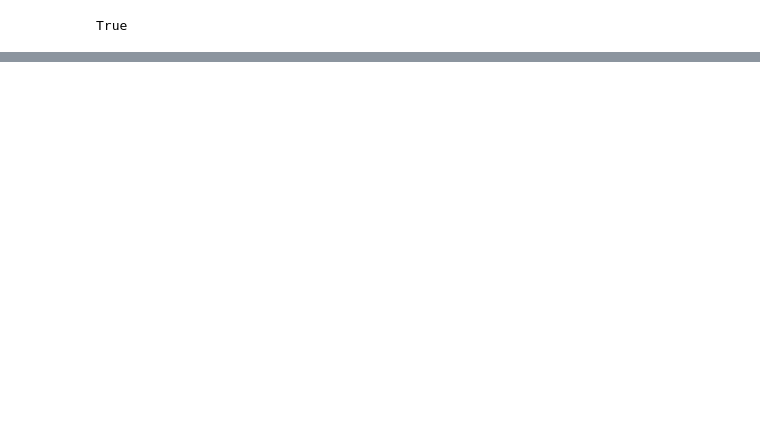
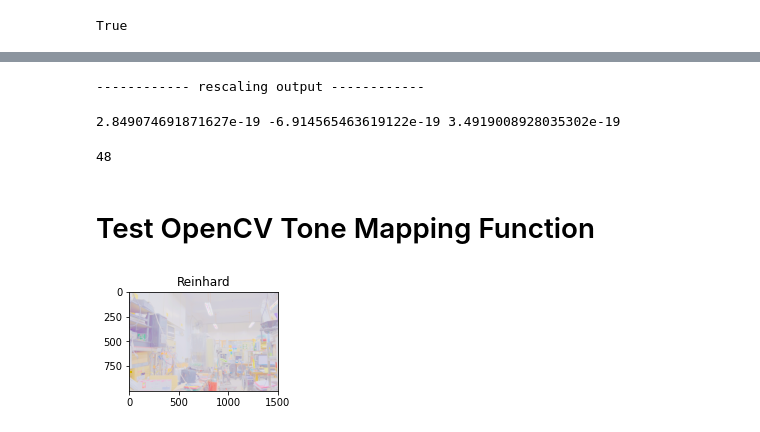
Before and after one commit to Kim9878/VFX-Project-1-HDR-Imaging, a Jupyter notebook: hdr.ipynb, the cells around one changed output, grey strips where cells are left out. Saved outputs shown, nothing was run; the diff lists cells and outputs as text; code cells hidden in the pictures; blank space fills up the shorter version.

```diff
--- a/hdr.ipynb
+++ b/hdr.ipynb
@@ -175,0 +258,28 @@ cv2.waitKey(0)
+# %%
+outputimg = output_rescale_all(output, src_imgs, w)
+# %% [output]
+------------ rescaling output ------------
+2.849074691871627e-19 -6.914565463619122e-19 3.4919008928035302e-19
+# %%
+cv2.imshow('tonemapping', outputimg*255)
+cv2.waitKey(0)
+# %% [output]
+48
+# %% [markdown]
+# Test OpenCV Tone Mapping Function
+# %%
+def toneMappingReinhard(hdrImg):
+    tonemapReinhard = cv2.createTonemapReinhard(0.9,4,1,0) # gama, intensity, light_adapt, color_adapt
+    ldrReinhard = tonemapReinhard.process(hdrImg)
+    # Plot hdr images
+    ldrReinhard_rgb=ldrReinhard[:,:,::-1]
+    #fig5=plt.figure().suptitle('tone-mapped HDR image')
+    #plt.imshow(ldrReinhard_rgb)
+    subfig = plt.subplot(2,2,3)
+    subfig.set_title("Reinhard")
+    subfig.imshow(ldrReinhard_rgb)
+    return ldrReinhard
+# %%
+img = toneMappingReinhard(E.astype(np.float32))
+# %% [output]
+[figure, added]
```
Also changed, not shown: parts of 13 cells of this notebook.
